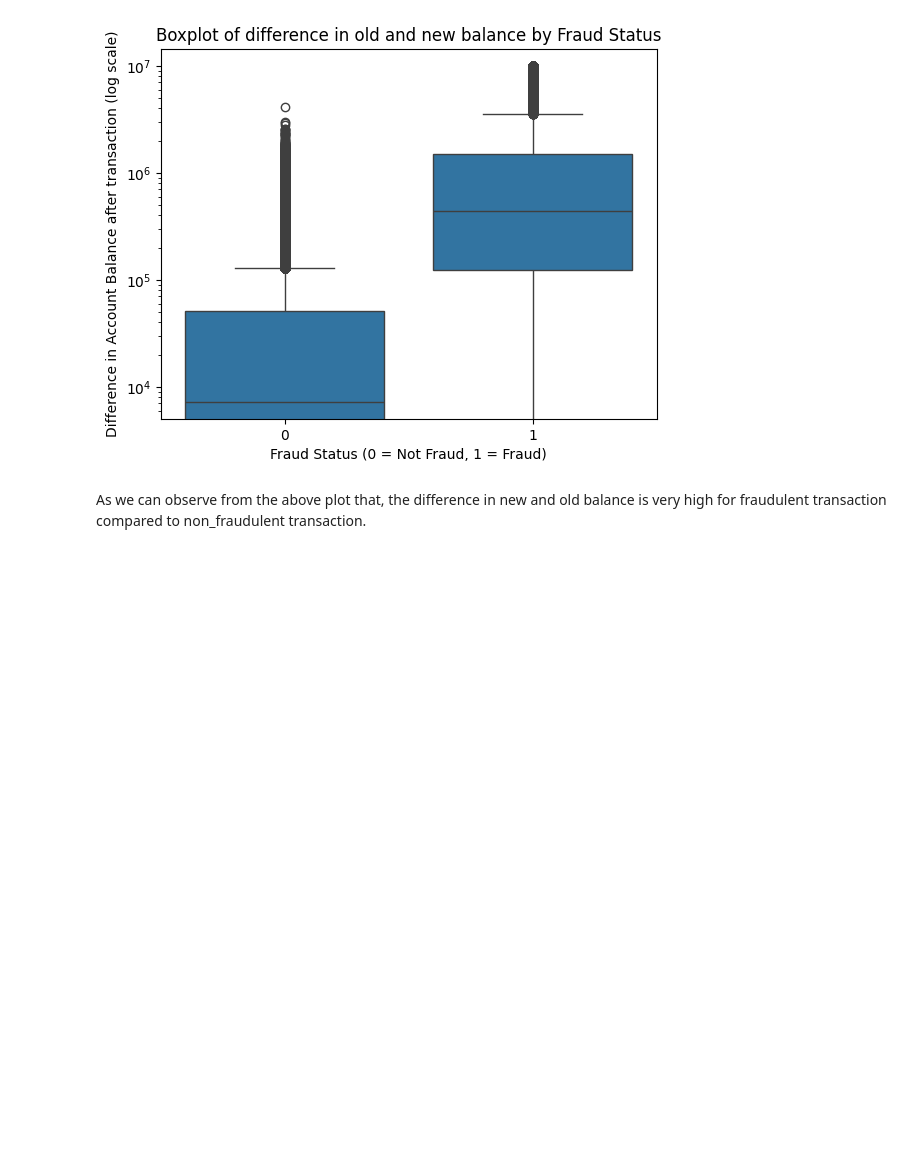
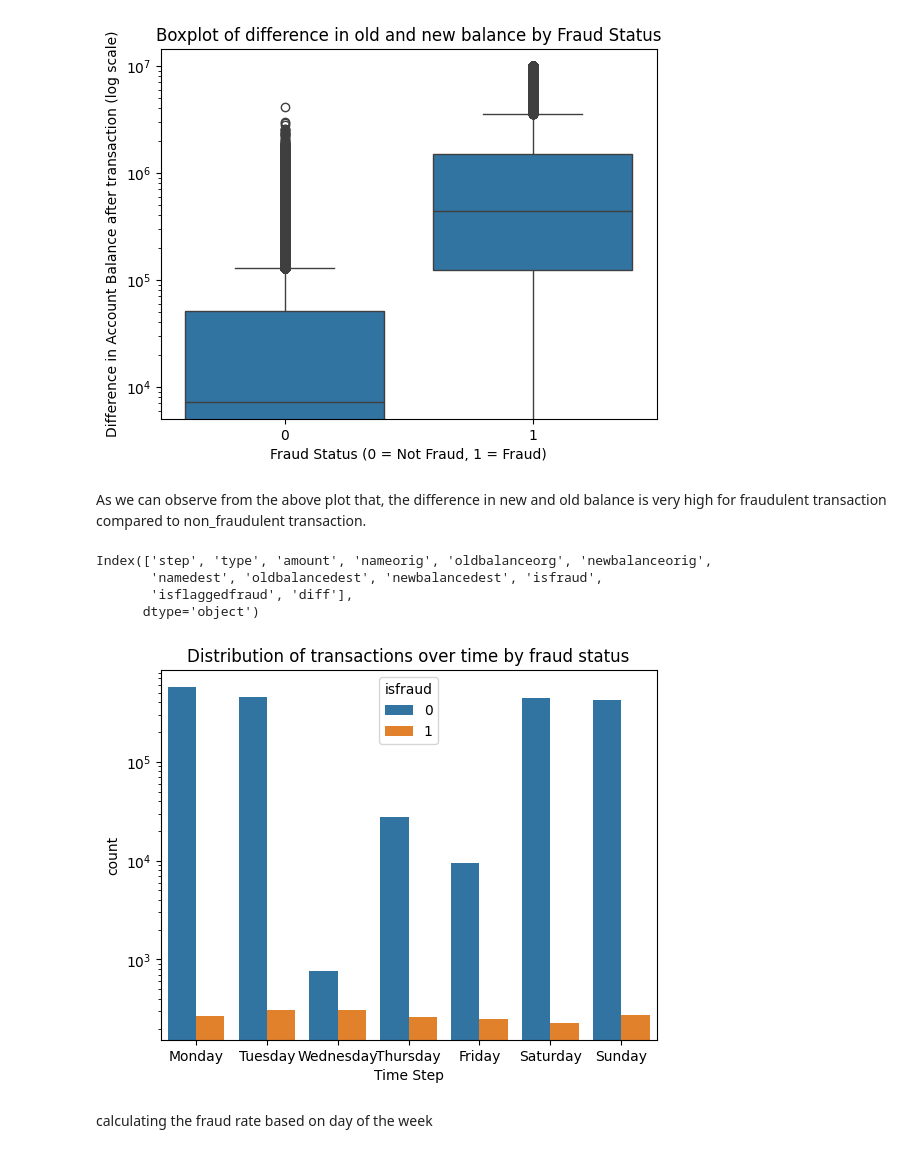
Before and after one commit to AsokTamang/real_time_fraud_detection, a Jupyter notebook: model_training.ipynb, the cells around one changed output. Saved outputs shown, nothing was run; the diff lists cells and outputs as text; code cells hidden in the pictures; blank space fills up the shorter version.

Commit message:
plot of class based on days of week

```diff
--- a/model_training.ipynb
+++ b/model_training.ipynb
@@ -229,3 +228,24 @@ plt.show()
 [figure]
 # %% [markdown]
 As we can observe from the above plot that, the difference in new and old balance is very high for fraudulent transaction compared to non_fraudulent transaction.
+# %%
+df.columns
+# %% [output]
+Index(['step', 'type', 'amount', 'nameorig', 'oldbalanceorg', 'newbalanceorig',
+       'namedest', 'oldbalancedest', 'newbalancedest', 'isfraud',
+       'isflaggedfraud', 'diff'],
+      dtype='object')
+# %%
+df['day'] = np.ceil(df['step'] / 24).astype(int)  #converting the time step into days by dividing the step by 24 and taking the ceiling to get the day number
+df['day_name'] = df['day'].map({1:'Monday',2:'Tuesday',3:'Wednesday',4:'Thursday',5:'Friday',6:'Saturday',7:'Sunday'})  #mapping the day number to the day name
+# %%
+day_order = ['Monday', 'Tuesday', 'Wednesday', 'Thursday', 'Friday', 'Saturday', 'Sunday']
+sns.countplot(x='day_name',data=df,hue='isfraud',order=day_order)
+plt.yscale('log')  # Log scale to better visualize the distribution
+plt.title('Distribution of transactions over time by fraud status')
+plt.xlabel('Time Step')
+plt.show()
+# %% [output]
+[figure, added]
+# %% [markdown]
+calculating the fraud rate based on day of the week
```
Also changed, not shown: parts of 11 cells of this notebook.
